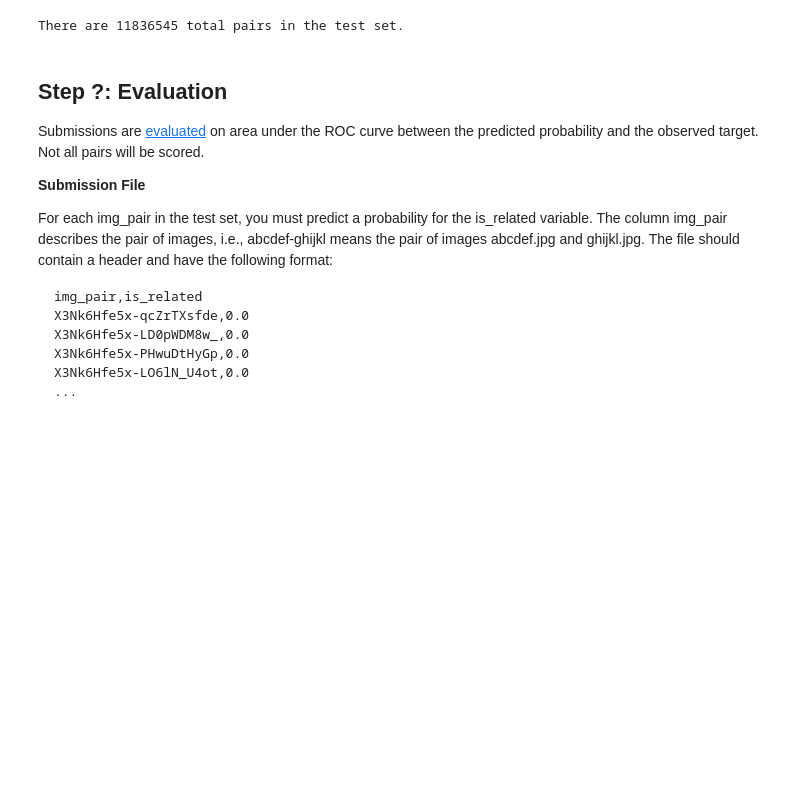
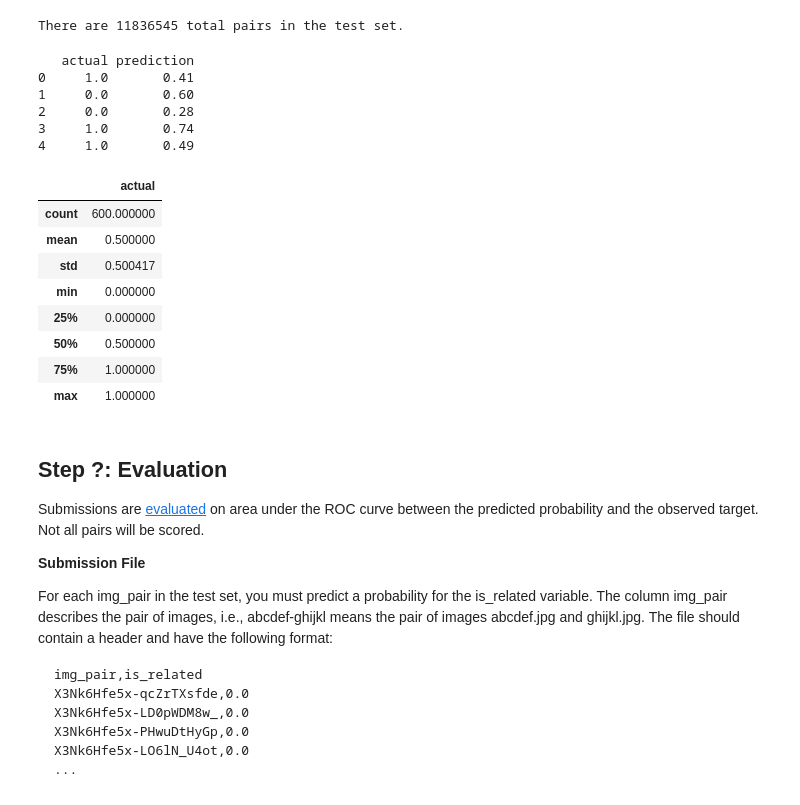
Before and after one commit to jplumb/FIW, a Jupyter notebook: main.ipynb, the cells around one changed output. Cells and saved outputs as stored; diff of their text form; code cells hidden in the pictures; blank space fills up the shorter version.

```diff
--- a/main.ipynb
+++ b/main.ipynb
@@ -443,11 +448,11 @@ torch.save(model.state_dict(),'siamese.pth')
 # %%
 
 # Load the (trained) model to a file.
-model.load_state_dict(torch.load('siamese.pth'))
+model.load_state_dict(torch.load('_siamese.pth'))
 # %% [output]
 <All keys matched successfully>
 # %%
-def IsRelated(image1, image2, model):
+def is_related(image1, image2, model):
     img1 = Image.open(image1).convert("L")
     img2 = Image.open(image2).convert("L")
     transform = transforms.Compose([transforms.Resize((96,96)),
@@ -458,8 +463,12 @@ def IsRelated(image1, image2, model):
     img2 = img2.unsqueeze(0)
     output1, output2 = model(img1, img2)
     euclidean_distance = torch.sqrt(torch.sum((output1-output2)**2, dim=1, keepdim=True))
-    return euclidean_distance.item()
+    result = format(euclidean_distance.item(), ".2f")
+    return result
 
-print("Kinship probability of known kin {}".format(IsRelated('_train-faces/F0601/MID3/P06300_face2.jpg', '_train-faces/F0601/MID2/P06267_face1.jpg', model)))
-#print("Kinship probability of known non-kin {}".format(IsRelated('nk1.jpg', 'nk2.jpg', model)))
+prob = is_related('_train-faces/F0601/MID3/P06300_face2.jpg', '_train-faces/F0601/MID2/P06267_face1.jpg', model)
+print('Kinship probability of known kin:', prob)
+
+prob = is_related('_train-faces/F0020/MID6/P00207_face2.jpg', '_train-faces/F0026/MID2/P00268_face3.jpg', model)
+print('Kinship probability of known non-kin:', prob)
 # %% [output]
@@ -521,3 +531,28 @@ results_df.describe()
+# %%
+results = []
+for data in testing_data:
+    results.append({'actual': data[2],
+                    'prediction': is_related('_train-faces/' + data[0], '_train-faces/' + data[1], model)})
+
+results_df = pandas.DataFrame(results)
+print(results_df.head())
+results_df.describe()
+# %% [output]
+   actual prediction
+0     1.0       0.41
+1     0.0       0.60
+2     0.0       0.28
+3     1.0       0.74
+4     1.0       0.49
+|  | actual |
+| count | 600.000000 |
+| mean | 0.500000 |
+| std | 0.500417 |
+| min | 0.000000 |
+| 25% | 0.000000 |
+| 50% | 0.500000 |
+| 75% | 1.000000 |
+| max | 1.000000 |
 # %% [markdown]
 ## **Step ?**: Evaluation
 Submissions are [evaluated](https://www.kaggle.com/competitions/recognizing-faces-in-the-wild/overview/evaluation) on area under the ROC curve between the predicted probability and the observed target. Not all pairs will be scored.
```
Also changed, not shown: parts of 14 cells of this notebook.
